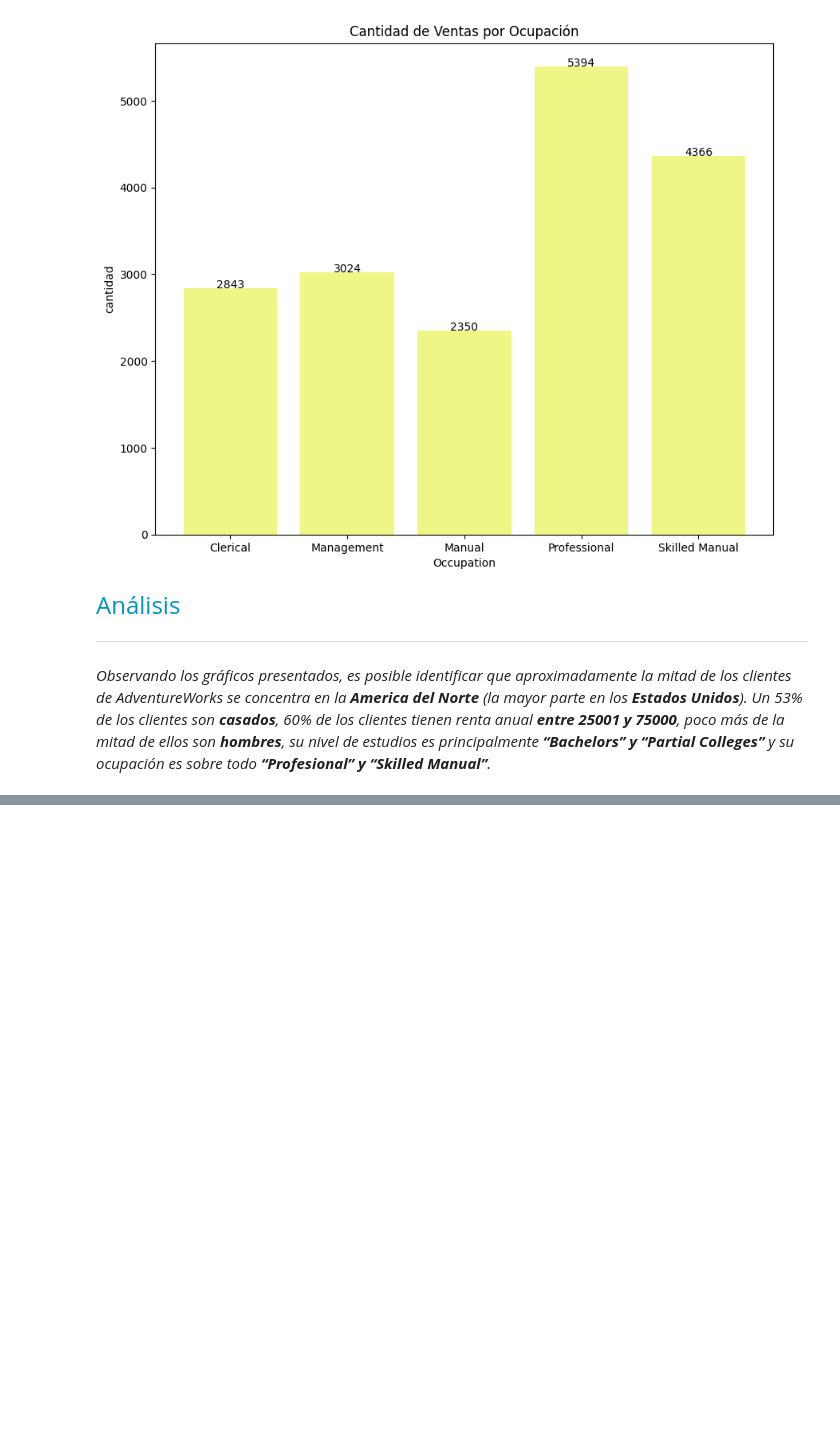
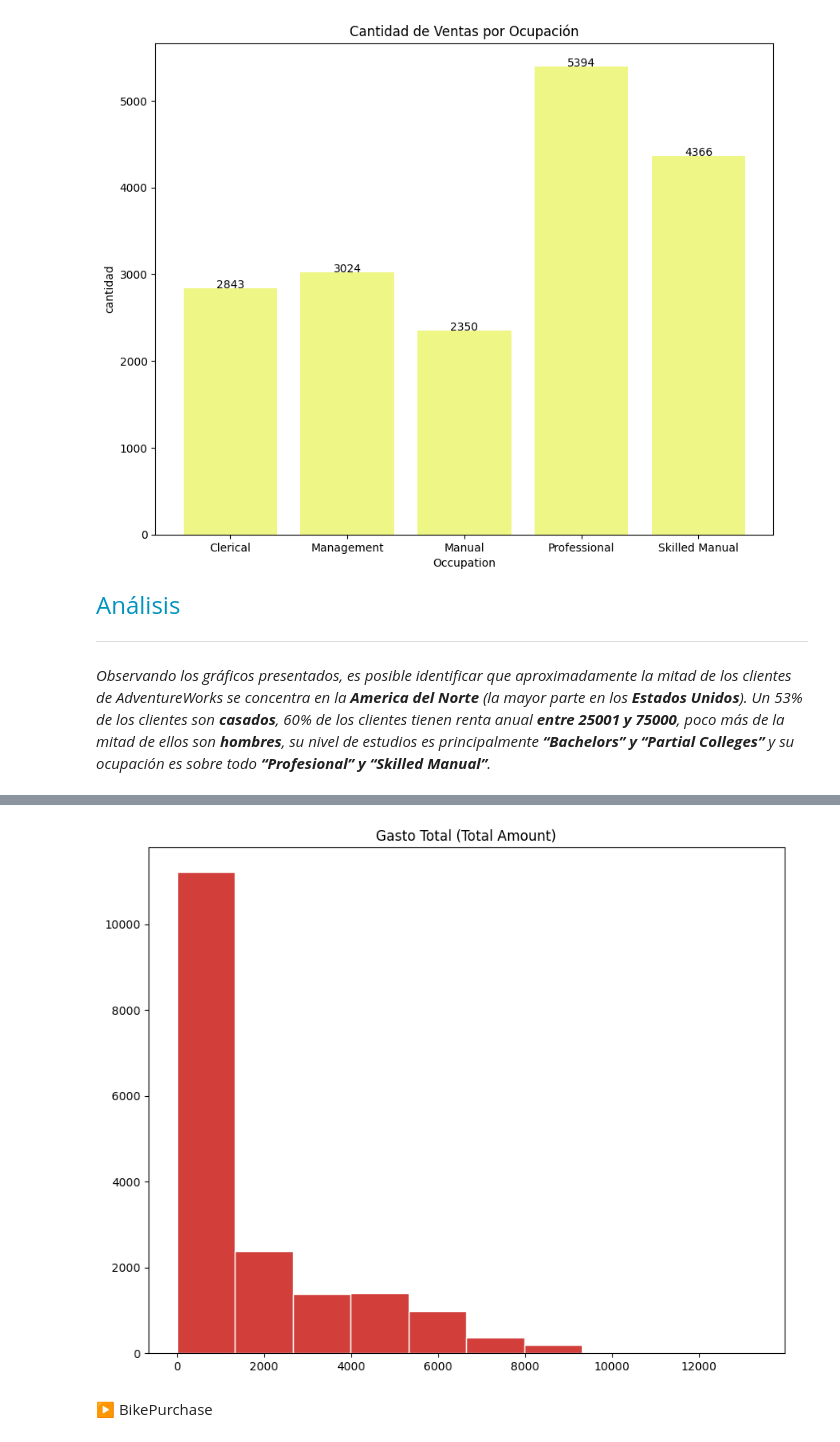
Before and after one commit to anapaccasilva/AdventureWorks, a Jupyter notebook: EDA_AdventureWorks.ipynb, the cells around one changed output, grey strips where cells are left out. Cells and saved outputs as stored; diff of their text form; code cells hidden in the pictures; blank space fills up the shorter version.

```diff
--- a/EDA_AdventureWorks.ipynb
+++ b/EDA_AdventureWorks.ipynb
@@ -363,0 +371,24 @@ barplot_count(customersPurchases, 'Occupation', 'Cantidad de Ventas por Ocupaci
+# %%
+# función para creación del histograma
+
+def histograma(dataframe, variable, titulo):
+  plt.figure(figsize=((10,8)))
+
+  # por una cuestión de visualización, el histograma fue utilizado para variables que poseen más de 100 valores distinctos,
+  # mientras que para las variables con hasta 100 valores fue utilizado un barplot simple, como lo utilizado anteriormente.
+
+  if len(dataframe[variable].unique()) > 100:
+    colors = f'{"%06x" % random.randint(0, 0xFFFFFF)}' #color aleatoria
+    plt.hist(dataframe[variable], edgecolor='white', color = '#' + colors)
+  else:
+    df = dataframe.groupby(variable)[variable].count().reset_index(name='count')
+    x = df[variable]
+    y = df['count']
+    colors = f'{"%06x" % random.randint(0, 0xFFFFFF)}' #color aleatoria
+    bars = plt.bar(x,y, color = '#' + colors)
+
+
+  #agrega título del plot, titulo de los ejes y guarda la figura
+  plt.title(titulo)
+  plt.savefig(titulo + '.png', bbox_inches="tight")
+  plt.show()
@@ -363,0 +418,6 @@ barplot_count(customersPurchases, 'Occupation', 'Cantidad de Ventas por Ocupaci
+# %%
+histograma(customersPurchases, "TotalAmount", "Gasto Total (Total Amount)")
+# %% [output]
+[figure, added]
+# %% [markdown]
+▶ BikePurchase
```
Also changed, not shown: parts of 41 cells of this notebook.
